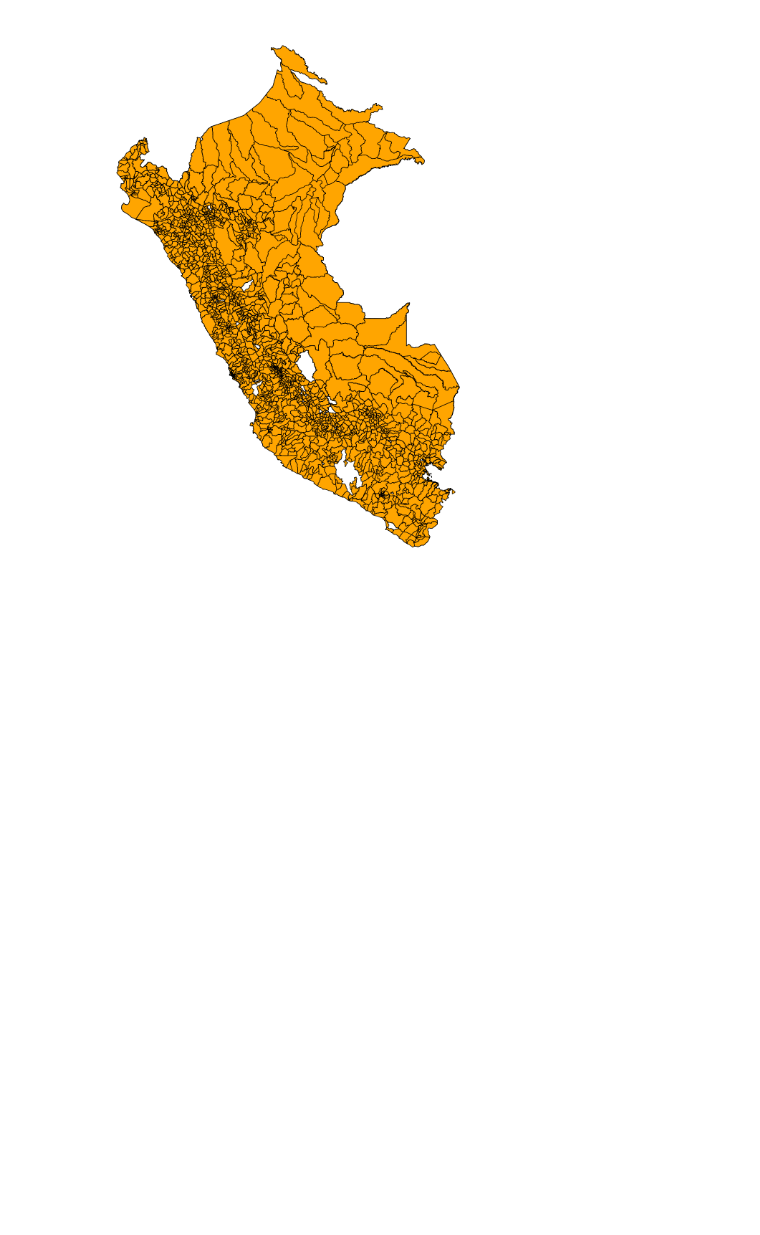
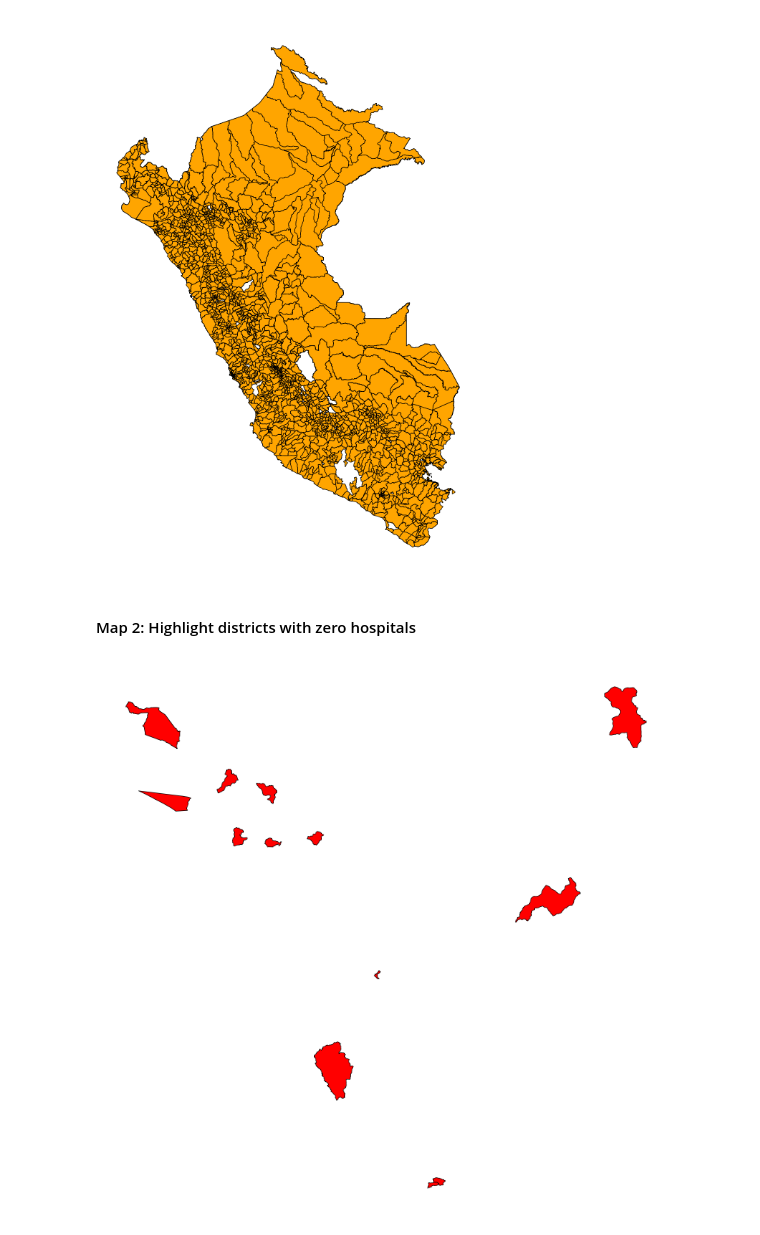
Before and after one commit to wiricardo/Hospitals-Access-Peru, a Jupyter notebook: code/estatics.ipynb, the cells around one changed output. Saved outputs shown, nothing was run; the diff lists cells and outputs as text; code cells hidden in the pictures; blank space fills up the shorter version.

```diff
--- a/code/estatics.ipynb
+++ b/code/estatics.ipynb
@@ -173,10 +183,10 @@ def subdata( a , b, c ):
         resultado = dataset_cv_balanced.loc[(dataset_cv_balanced['Año']== a) & (dataset_cv_balanced['Mes']== b) & (dataset_cv_balanced['Provincia']== c)]
     return resultado
 # %%
-def tmap_1 (c):
+def tmap_1 (b, c):
     if c == 'all-peru':
-        result = final_dataset.loc[(final_dataset['INSTITUCIÓN'] != 'PRIVADO') & (final_dataset['INSTITUCIÓN'] != 'OTRO')]
+        result = final_dataset.loc[(final_dataset['INSTITUCIÓN'] != 'PRIVADO') & (final_dataset['INSTITUCIÓN'] != 'OTRO') & (final_dataset['CondiciÛn'] == b)]
     else:
-        result = final_dataset.loc[(final_dataset['INSTITUCIÓN'] != 'PRIVADO') & (final_dataset['INSTITUCIÓN'] != 'OTRO') & (final_dataset['DISTRITO'] == c)]
+        result = final_dataset.loc[(final_dataset['INSTITUCIÓN'] != 'PRIVADO') & (final_dataset['INSTITUCIÓN'] != 'OTRO') & (final_dataset['DEPARTAMENTO'] == c)]
     return result
 # %%
@@ -198,3 +200,14 @@ x.plot(ax=ax,color='orange', linestyle='-',
 ax.set_axis_off()
 # %% [output]
 [figure]
+# %% [markdown]
+#### Map 2: Highlight districts with zero hospitals
+# %%
+y = tmap_1('INOPERATIVO' , 'all-peru')
+# %%
+fig, ay = plt.subplots(figsize=(20, 20))
+y.plot(ax=ay,color='red', linestyle='-',
+                      edgecolor='black')
+ay.set_axis_off()
+# %% [output]
+[figure, added]
```
Also changed, not shown: parts of 8 cells of this notebook.
